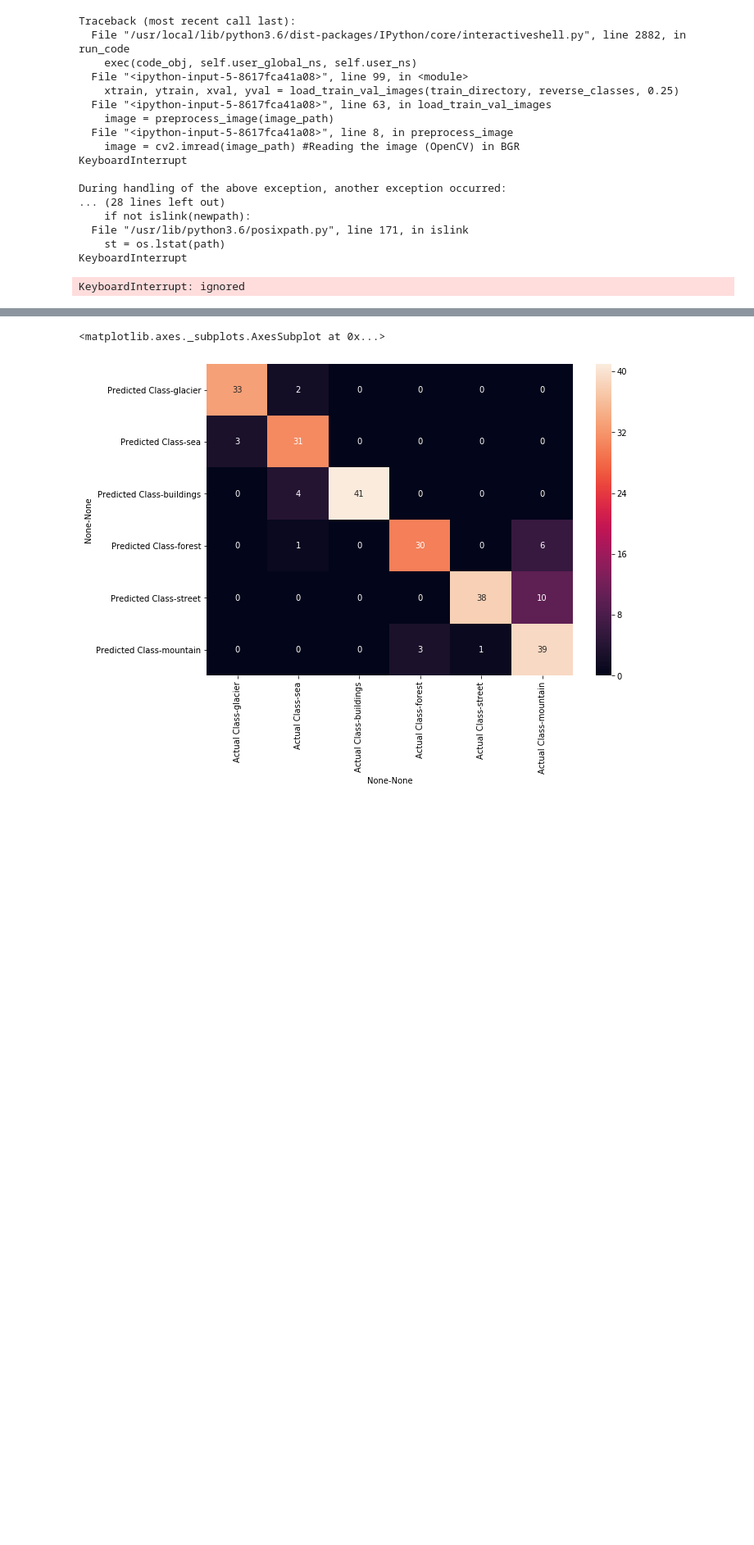
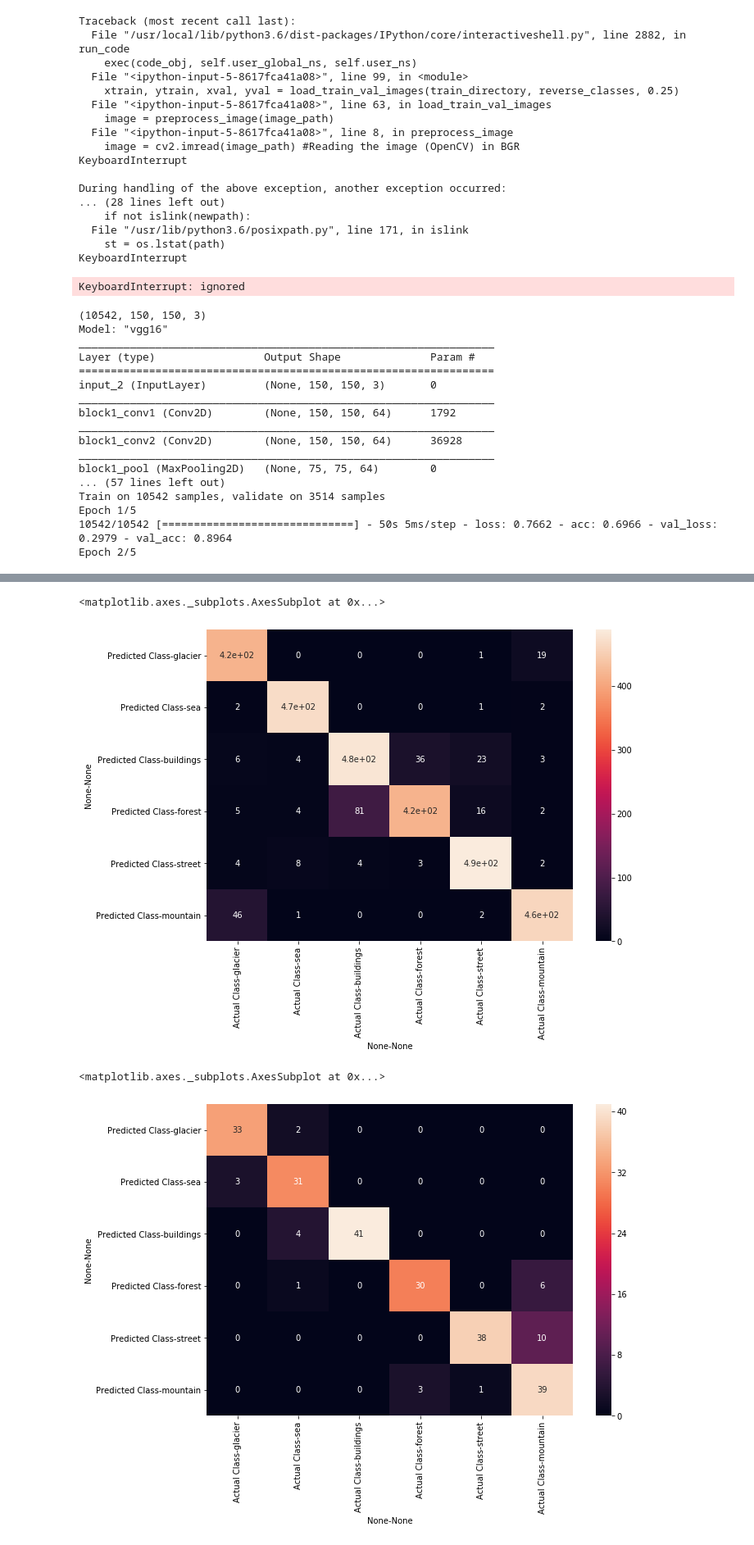
Before and after one commit to MilimaBwana/Intel-Image-Classification, a Jupyter notebook: intelModel.ipynb, the cells around one changed output, grey strips where cells are left out. Shown: that part at 82% size. Drawn from its saved outputs; the diff is of its cells as text; code cells hidden in the pictures; blank space fills up the shorter version.

```diff
--- a/intelModel.ipynb
+++ b/intelModel.ipynb
@@ -249,6 +249,7 @@ def build_model():
     return model
 # %%
 'Training, Validation and Tests'
+# %tensorboard --logdir logs -> not working
 batch_size = 32
 
 # Loading Data
@@ -283,7 +284,7 @@ prediction = model.predict(xtest)
 acc = accuracy_score(y_true = np.argmax(ytest, axis = -1), y_pred = np.argmax(prediction, axis = -1), normalize = True)
 print(acc)
 
-confusion = confusion_matrix(y_true = np.argmax(ytest, axis = -1), y_pred = np.argmax(prediction, axis = -1), labels=class_labels)
+confusion = confusion_matrix(y_true = np.argmax(ytest, axis = -1), y_pred = np.argmax(prediction, axis = -1))
 df_cm = pd.DataFrame(confusion, index = class_labels,
                   columns = class_labels)
 df_cm = pd.concat(
@@ -294,3 +295,21 @@ df_cm = pd.concat(
 )
 plt.figure(figsize = (10,7))
 sn.heatmap(df_cm, annot=True)
+# %% [output]
+(10542, 150, 150, 3)
+Model: "vgg16"
+_________________________________________________________________
+Layer (type)                 Output Shape              Param #
+=================================================================
+input_2 (InputLayer)         (None, 150, 150, 3)       0
+_________________________________________________________________
+block1_conv1 (Conv2D)        (None, 150, 150, 64)      1792
+_________________________________________________________________
+block1_conv2 (Conv2D)        (None, 150, 150, 64)      36928
+_________________________________________________________________
+block1_pool (MaxPooling2D)   (None, 75, 75, 64)        0
+... (57 lines left out)
+Train on 10542 samples, validate on 3514 samples
+Epoch 1/5
+10542/10542 [==============================] - 50s 5ms/step - loss: 0.7662 - acc: 0.6966 - val_loss: 0.2979 - val_acc: 0.8964
+Epoch 2/5
@@ -297,3 +324,5 @@ sn.heatmap(df_cm, annot=True)
+<matplotlib.axes._subplots.AxesSubplot at 0x...>
+[figure, added]
 # %%
 # Testcell
 class_labels = list(reverse_classes.keys())
```
Also changed, not shown: parts of 1 cell of this notebook.
